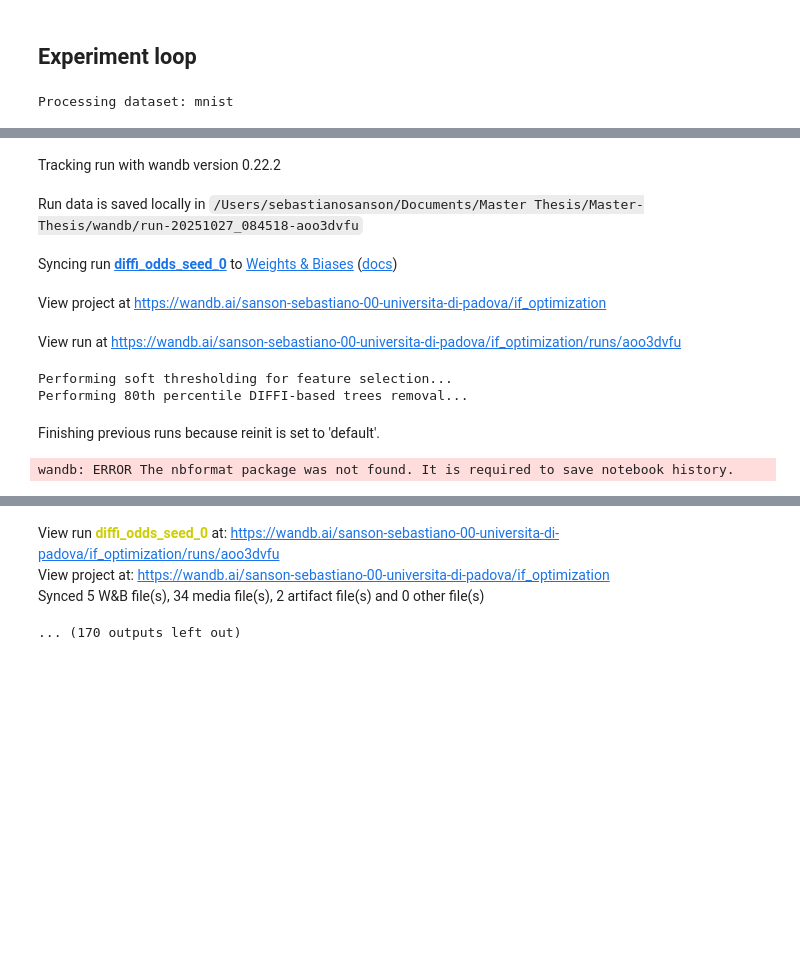
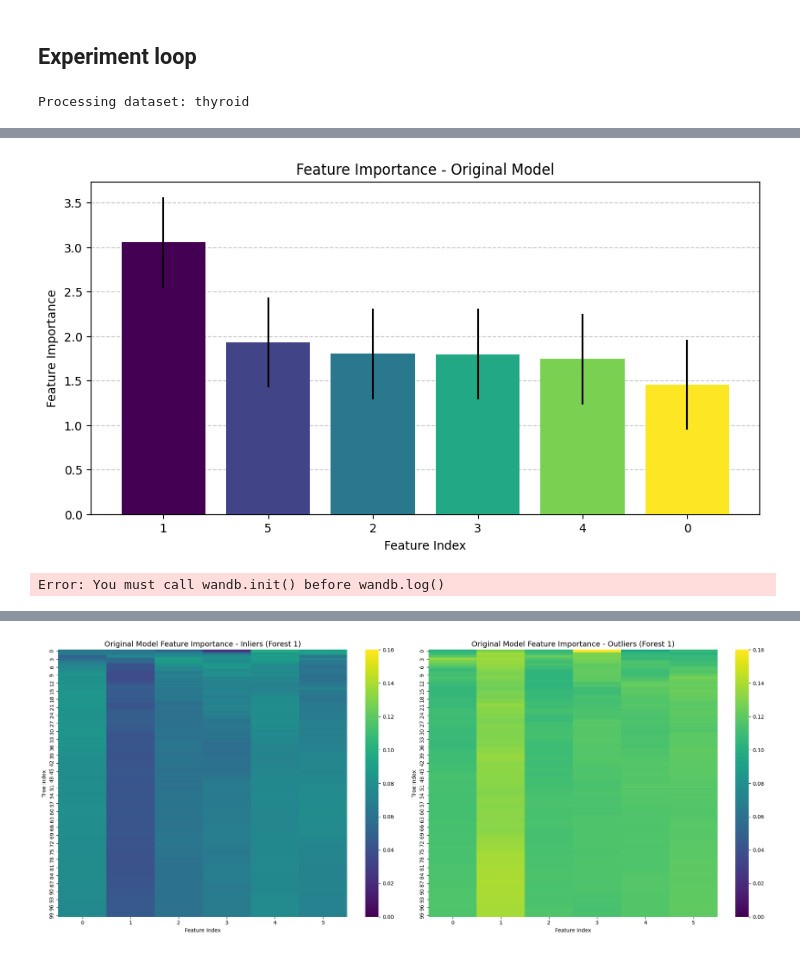
Before and after one commit to SansonSebastiano/Master-Thesis, a Jupyter notebook: diffi_odds.ipynb, the cells around one changed output, grey strips where cells are left out. Cells and saved outputs as stored; diff of their text form; code cells hidden in the pictures; blank space fills up the shorter version.

```diff
--- a/diffi_odds.ipynb
+++ b/diffi_odds.ipynb
@@ -55,21 +55,26 @@ def log_feature_importance(feature_importances, threshold_type, is_og_model: boo
     sorted_indices = np.argsort(feature_importances)[::-1]
     fi_std = np.std(feature_importances)
 
+    # Generate a color for each bar using a colormap
+    n_features = len(sorted_indices)
+    colors = plt.cm.viridis(np.linspace(0, 1, n_features))
+
     plt.figure(figsize=(10, 5))
     plt.grid(True, axis='y', linestyle='--', alpha=0.7, zorder=0)
     plt.bar(range(len(sorted_indices)), feature_importances[sorted_indices],
-            yerr=fi_std, zorder=3)
+            yerr=fi_std, zorder=3, color=colors)
     plt.xticks(range(len(sorted_indices)), sorted_indices)
     plt.xlabel('Feature Index')
     plt.ylabel('Feature Importance')
     plt.ylim(bottom=0)
     if is_og_model:
         plt.title('Feature Importance - Original Model')
-        wandb.log({f"threshold_type_{threshold_type}/feature_importance_original": wandb.Image(plt)})
+        # wandb.log({f"threshold_type_{threshold_type}/feature_importance_original": wandb.Image(plt)})
     else:
         plt.title('Feature Importance - Pruned Model')
-        wandb.log({f"threshold_type_{threshold_type}/feature_importance_pruned": wandb.Image(plt)})
-    plt.close()
+        # wandb.log({f"threshold_type_{threshold_type}/feature_importance_pruned": wandb.Image(plt)})
+    # plt.close()
+    plt.show()
 # %%
 def log_fi_heatmap(fis_in, fis_out, threshold_type, seed, is_og_model: bool):
     """
@@ -664,12 +669,12 @@ def post_pruned_evaluation(X_test:np.ndarray, y_test:np.ndarray, pruned_if:Isola
 num_trees = 100
 max_samples = 256
 num_forests = 10
-test_size = 0.2   # 0.2
-seeds = np.arange(30).tolist()  # Random seeds for reproducibility
+test_size = 0  # 0.2
+seeds = np.arange(5).tolist()  # Random seeds for reproducibility
 majority_voting_threshold = 0.5  # Threshold for majority voting
 num_random_runs = 30    # Number of random runs for comparison
 # %%
-threshold_type = 'percentile'      # 'random', 'mean', 'majority_voting', 'percentile'
+threshold_type = 'mean'      # 'random', 'mean', 'majority_voting', 'percentile'
 selection_method = 'soft_threshold'      # 'elbow', 'soft_threshold'
 percentile = 80             # for percentile thresholding
 num_trees_to_remove = 50    # for random removal
@@ -694,8 +699,7 @@ assert selection_method in ['elbow', 'soft_threshold'], "Invalid selection_metho
 
 # Collect all datasets
 datasets = odds_datasets.datasets_names
-datasets = [d for d in datasets if d not in ['wbc', 'mammography']]
-datasets = datasets[14:15]
+datasets = [d for d in datasets if d in ['thyroid']]
 
 for i, dataset in tqdm.tqdm(enumerate(datasets), desc="Loading datasets", total=len(datasets)):
     # Initialize results list to store the results of each dataset
@@ -717,25 +721,25 @@ for i, dataset in tqdm.tqdm(enumerate(datasets), desc="Loading datasets", total=
         X_train, y_train = shuffle(X_train, y_train, random_state=seed)
 
         # Init Weights & Biases run
-        run = wandb.init(
-            project="if_optimization",
-            name=f"diffi_odds_seed_{seed}",
-            config={
-                "seed": seed,
-                "dataset": dataset,
-                "num_forests": num_forests,
-                "num_trees": num_trees,
-                "contamination": contamination,
-                "max_samples": max_samples,
-                "test_size": test_size,
-                "selection_method": selection_method if threshold_type != 'random' else "N/A",          # for random removal
-                "thresholds": threshold_type,  # indicate if depth based or not
-                "percentile_value": percentile if threshold_type == 'percentile' else "N/A",            # for percentile thresholding
-                "num_trees_to_remove": num_trees_to_remove if threshold_type == 'random' else "N/A",    # for random removal
-                # "depth_based_on": "true_outliers" if areTrueOutliers and depth_flag else ("predicted_outliers" if depth_flag else "N/A"),  # indicate if depth based on true or predicted outliers
-            },
-            mode="online"
-        )
+        # run = wandb.init(
+        #     project="if_optimization",
+        #     name=f"diffi_odds_seed_{seed}",
+        #     config={
+        #         "seed": seed,
+        #         "dataset": dataset,
+        #         "num_forests": num_forests,
+        #         "num_trees": num_trees,
+        #         "contamination": contamination,
+        #         "max_samples": max_samples,
+        #         "test_size": test_size,
+        #         "selection_method": selection_method if threshold_type != 'random' else "N/A",          # for random removal
+        #         "thresholds": threshold_type,  # indicate if depth based or not
+        #         "percentile_value": percentile if threshold_type == 'percentile' else "N/A",            # for percentile thresholding
+        #         "num_trees_to_remove": num_trees_to_remove if threshold_type == 'random' else "N/A",    # for random removal
+        #         # "depth_based_on": "true_outliers" if areTrueOutliers and depth_flag else ("predicted_outliers" if depth_flag else "N/A"),  # indicate if depth based on true or predicted outliers
+        #     },
+        #     mode="online"
+        # )
 
         f1s, avg_precisions, fi_og, iforests, used_features, fis_out, fis_in, y_pred_train = diffi_ranks(
             X_train,
@@ -903,4 +907,4 @@ for i, dataset in tqdm.tqdm(enumerate(datasets), desc="Loading datasets", total=
     table = wandb.Table(data=results, columns=headers)
     wandb.log({f"{dataset}_results_table": table})
 # %% [output]
-Processing dataset: mnist
+Processing dataset: thyroid
@@ -908,9 +911,2 @@ Processing dataset: mnist
-Tracking run with wandb version 0.22.2
-Run data is saved locally in /Users/sebastianosanson/Documents/Master Thesis/Master-Thesis/wandb/run-20251027_084518-aoo3dvfu
-Syncing run diffi_odds_seed_0 to Weights & Biases (docs)
-View project at https://wandb.ai/sanson-sebastiano-00-universita-di-padova/if_optimization
-View run at https://wandb.ai/sanson-sebastiano-00-universita-di-padova/if_optimization/runs/aoo3dvfu
+[figure, added]
-Performing soft thresholding for feature selection...
-Performing 80th percentile DIFFI-based trees removal...
+Error: You must call wandb.init() before wandb.log()
-Finishing previous runs because reinit is set to 'default'.
-wandb: ERROR The nbformat package was not found. It is required to save notebook history.
@@ -918,6 +913,3 @@ wandb: ERROR The nbformat package was not found. It is required to save notebook
-View run diffi_odds_seed_0 at: https://wandb.ai/sanson-sebastiano-00-universita-di-padova/if_optimization/runs/aoo3dvfu
-View project at: https://wandb.ai/sanson-sebastiano-00-universita-di-padova/if_optimization
-Synced 5 W&B file(s), 34 media file(s), 2 artifact file(s) and 0 other file(s)
-... (170 outputs left out)
+[figure, added]
 # %%
 run.finish()
```
Also changed, not shown: parts of 2 cells of this notebook, 10 other files.
